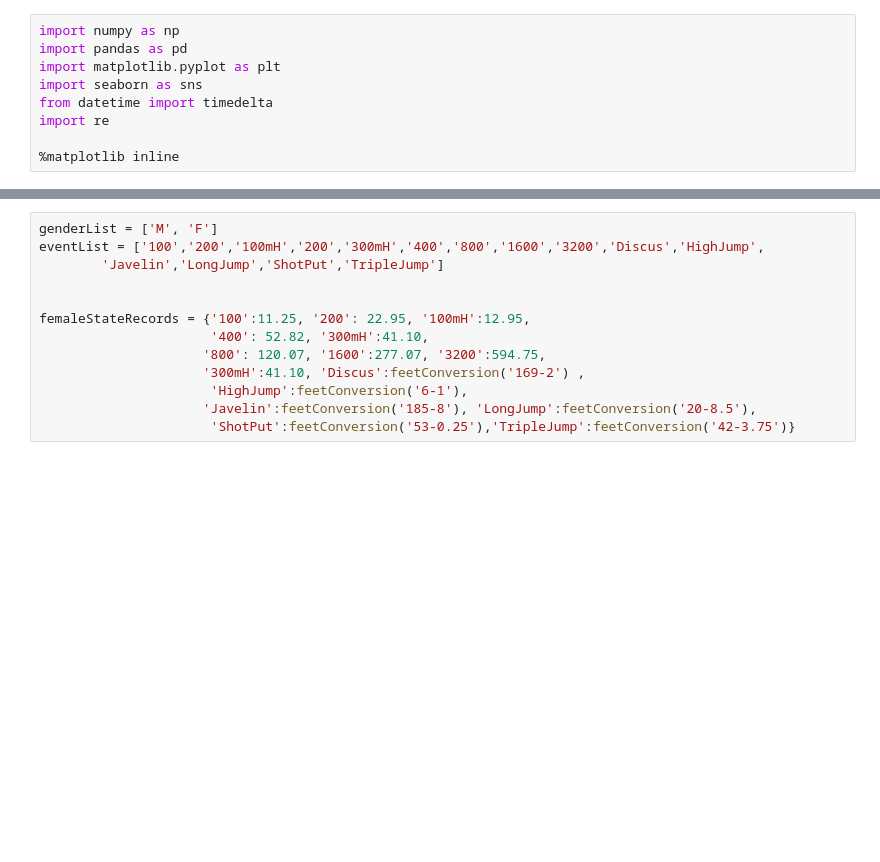
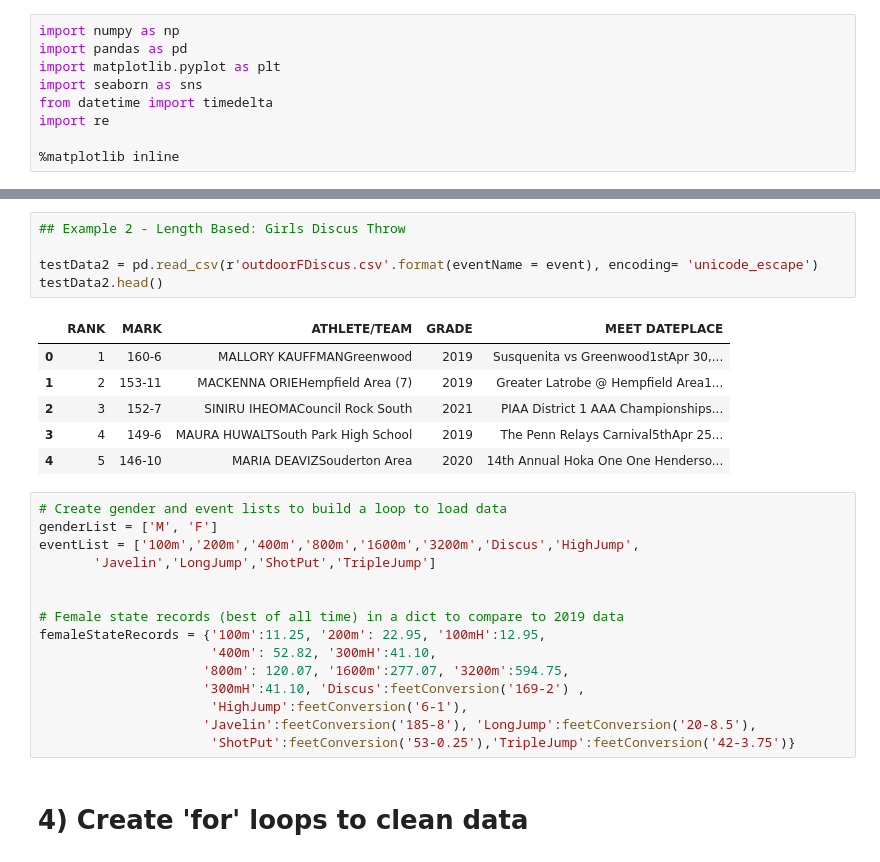
Before and after one commit to cacalc/Track-Times-Python-Code, a Jupyter notebook: TrackTimes.ipynb, the cells around one changed output, grey strips where cells are left out. Saved outputs shown, nothing was run; the diff lists cells and outputs as text; blank space fills up the shorter version.

```diff
--- a/TrackTimes.ipynb
+++ b/TrackTimes.ipynb
@@ -60,16 +98,32 @@ def feetConversion(x):
+# %%
+## Example 2 - Length Based: Girls Discus Throw
+
+testData2 = pd.read_csv(r'outdoorFDiscus.csv'.format(eventName = event), encoding= 'unicode_escape')
+testData2.head()
+# %% [output]
+|  | RANK | MARK | ATHLETE/TEAM | GRADE | MEET DATEPLACE |
+| 0 | 1 | 160-6 | MALLORY KAUFFMANGreenwood | 2019 | Susquenita vs Greenwood1stApr 30,... |
+| 1 | 2 | 153-11 | MACKENNA ORIEHempfield Area (7) | 2019 | Greater Latrobe @ Hempfield Area1... |
+| 2 | 3 | 152-7 | SINIRU IHEOMACouncil Rock South | 2021 | PIAA District 1 AAA Championships... |
+| 3 | 4 | 149-6 | MAURA HUWALTSouth Park High School | 2019 | The Penn Relays Carnival5thApr 25... |
+| 4 | 5 | 146-10 | MARIA DEAVIZSouderton Area | 2020 | 14th Annual Hoka One One Henderso... |
 # %%
+# Create gender and event lists to build a loop to load data
 genderList = ['M', 'F']
-eventList = ['100','200','100mH','200','300mH','400','800','1600','3200','Discus','HighJump',
-        'Javelin','LongJump','ShotPut','TripleJump']
+eventList = ['100m','200m','400m','800m','1600m','3200m','Discus','HighJump',
+       'Javelin','LongJump','ShotPut','TripleJump']
 
 
-femaleStateRecords = {'100':11.25, '200': 22.95, '100mH':12.95,
-                      '400': 52.82, '300mH':41.10,
-                     '800': 120.07, '1600':277.07, '3200':594.75,
+# Female state records (best of all time) in a dict to compare to 2019 data
+femaleStateRecords = {'100m':11.25, '200m': 22.95, '100mH':12.95,
+                      '400m': 52.82, '300mH':41.10,
+                     '800m': 120.07, '1600m':277.07, '3200m':594.75,
                      '300mH':41.10, 'Discus':feetConversion('169-2') ,
                       'HighJump':feetConversion('6-1'),
                      'Javelin':feetConversion('185-8'), 'LongJump':feetConversion('20-8.5'),
                       'ShotPut':feetConversion('53-0.25'),'TripleJump':feetConversion('42-3.75')}
+# %% [markdown]
+# 4) Create 'for' loops to clean data
 # %%
 for event in eventList:
     femaleDF = pd.read_csv(r'outdoorF{eventName}.csv'.format(eventName = event), encoding= 'unicode_escape')
```
Also changed, not shown: parts of 14 cells of this notebook.
